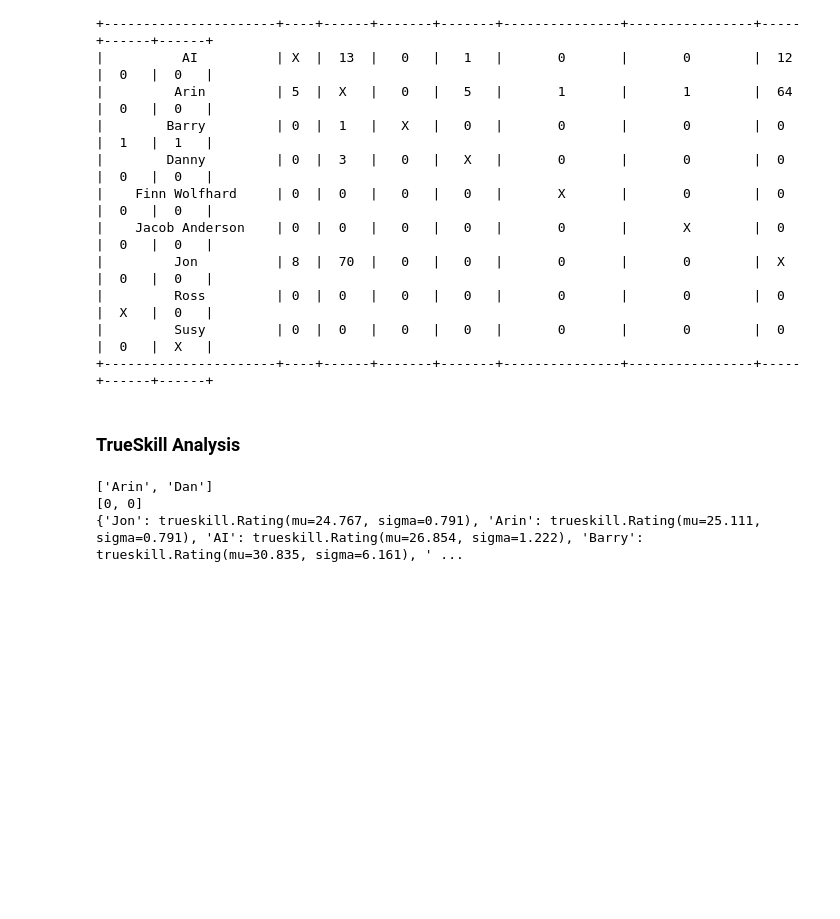
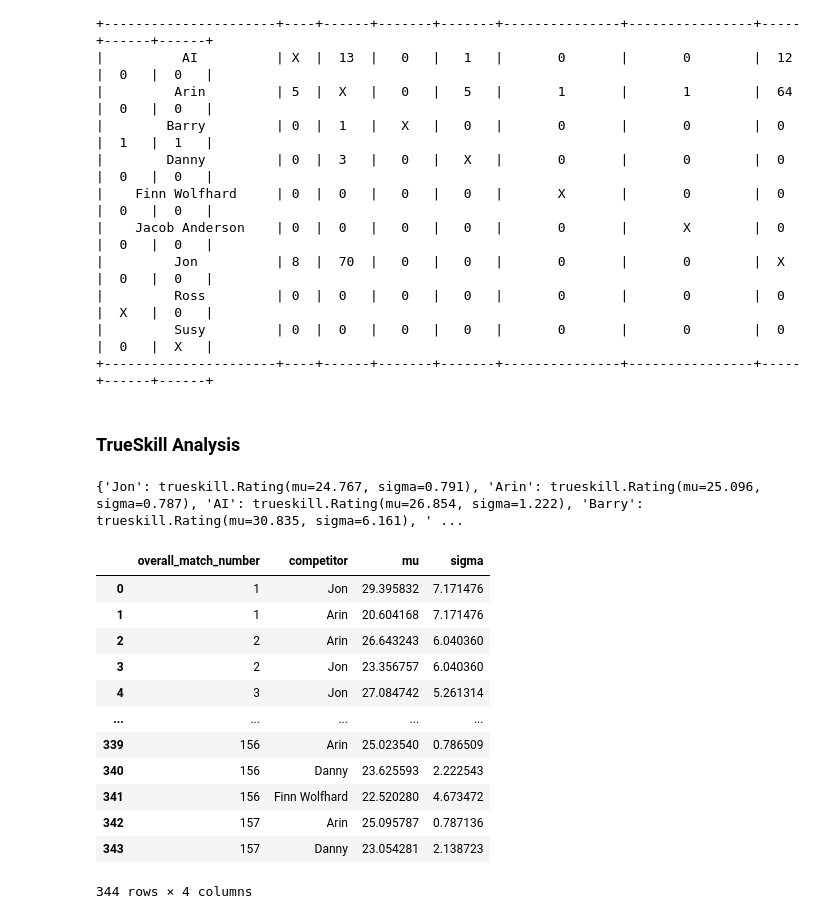
Before and after one commit to blakeLarkin/Game-Grumps-VS-Analysis, a Jupyter notebook: VS Analysis.ipynb, the cells around one changed output. Saved outputs shown, nothing was run; the diff lists cells and outputs as text; code cells hidden in the pictures; blank space fills up the shorter version.

```diff
--- a/VS Analysis.ipynb
+++ b/VS Analysis.ipynb
@@ -155,11 +155,10 @@ print(table)
 ### TrueSkill Analysis
 # %%
 competitor_rankings = defaultdict(trueskill.Rating)
-competitor_ranking_over_time = []#pd.DataFrame(columns=['Overall Match Number', 'Competitor', 'Mu', 'Sigma'])
+competitor_ranking_over_time = []
 
 for _, match in vs_df.iterrows():
     if 'AI' in match['Winner']:
-        # TODO: implement AI matches with ranks AI: 0, Top Player: 1, All other players: 2
         # If the AI wins we mark it as rank 0 (the best), the human that was was closest to first as rank 1
         # and all other humans as rank 2
         top_human = match['Winner'][match['Winner'].index('(')+1:-1]
@@ -172,38 +171,36 @@ for _, match in vs_df.iterrows():
         winner_ranking = match_result[0][0]
         competitor_rankings['AI'] = winner_ranking
         competitor_ranking_over_time.append({
-            'Overall Match Number': match['Overall Match Number'],
-            'Competitor': 'AI',
-            'Mu': winner_ranking.mu,
-            'Sigma': winner_ranking.sigma
+            'overall_match_number': match['Overall Match Number'],
+            'competitor': 'AI',
+            'mu': winner_ranking.mu,
+            'sigma': winner_ranking.sigma
         })
         top_human_ranking = match_result[1][0]
         competitor_rankings[top_human] = top_human_ranking
         competitor_ranking_over_time.append({
-            'Overall Match Number': match['Overall Match Number'],
-            'Competitor': top_human,
-            'Mu': top_human_ranking.mu,
-            'Sigma': top_human_ranking.sigma
+            'overall_match_number': match['Overall Match Number'],
+            'competitor': top_human,
+            'mu': top_human_ranking.mu,
+            'sigma': top_human_ranking.sigma
         })
         for i, ranking in enumerate(match_result[2:]):
             loser = losers[i]
             # Other rankings and 'Loser(s)' share order
             competitor_rankings[loser] = ranking[0]
             competitor_ranking_over_time.append({
-            'Overall Match Number': match['Overall Match Number'],
-            'Competitor': loser,
-            'Mu': ranking[0].mu,
-            'Sigma': ranking[0].sigma
+            'overall_match_number': match['Overall Match Number'],
+            'competitor': loser,
+            'mu': ranking[0].mu,
+            'sigma': ranking[0].sigma
         })
     elif 'Tie' in match['Winner']:
         # When there is a tie for the winners, all of those tied in first get rank 0 (the best), and everyone else gets rank 1
         tied_competitors = match['Winner'][match['Winner'].index('(')+1:-1].split('; ')
-        print(tied_competitors)
         losers = [competitor for competitor in match['Loser(s)'] if competitor and competitor not in tied_competitors]
         competitors = [[competitor_rankings[competitor]] for competitor in tied_competitors]
         competitors += [[competitor_rankings[competitor]] for competitor in losers]
         rankings = [0 for competitor in tied_competitors] + [1 for competitor in losers]
-        print(rankings)
         match_result = trueskill.rate(competitors, rankings)
         # We put the tied parties first, then everyone else
         for i, ranking in enumerate(match_result[:len(tied_competitors)]):
@@ -211,52 +208,64 @@ for _, match in vs_df.iterrows():
             # Other rankings and 'Loser(s)' share order
             competitor_rankings[winner] = ranking[0]
             competitor_ranking_over_time.append({
-                'Overall Match Number': match['Overall Match Number'],
-                'Competitor': winner,
-                'Mu': ranking[0].mu,
-                'Sigma': ranking[0].sigma
+                'overall_match_number': match['Overall Match Number'],
+                'competitor': winner,
+                'mu': ranking[0].mu,
+                'sigma': ranking[0].sigma
             })
         for i, ranking in enumerate(match_result[len(tied_competitors):]):
             loser = losers[i]
             # Other rankings and 'Loser(s)' share order
             competitor_rankings[loser] = ranking[0]
             competitor_ranking_over_time.append({
-                'Overall Match Number': match['Overall Match Number'],
-                'Competitor': loser,
-                'Mu': ranking[0].mu,
-                'Sigma': ranking[0].sigma
+                'overall_match_number': match['Overall Match Number'],
+                'competitor': loser,
+                'mu': ranking[0].mu,
+                'sigma': ranking[0].sigma
             })
     else:
         # Regular Game Grumps VS case
         # Due to how I collected data, we rank the winner as rank 0 and all other competitors as rank 1, teams are all 1-player
         # This also allows us to ignore cases where multiple AI have different ranks in the same match
         competitors = [[competitor_rankings[match['Winner']]]]
         competitors += [[competitor_rankings[competitor]] for competitor in match['Loser(s)']]
         rankings = [0] + [1 for competitor in match['Loser(s)']]
         match_result = trueskill.rate(competitors, rankings)
         # We pass the winner in first, and these are one-player teams
         winner_ranking = match_result[0][0]
         competitor_rankings[match['Winner']] = winner_ranking
         competitor_ranking_over_time.append({
-            'Overall Match Number': match['Overall Match Number'],
-            'Competitor': match['Winner'],
-            'Mu': winner_ranking.mu,
-            'Sigma': winner_ranking.sigma
+            'overall_match_number': match['Overall Match Number'],
+            'competitor': match['Winner'],
+            'mu': winner_ranking.mu,
+            'sigma': winner_ranking.sigma
         })
         for i, ranking in enumerate(match_result[1:]):
             loser = match['Loser(s)'][i]
             # Other rankings and 'Loser(s)' share order
             competitor_rankings[loser] = ranking[0]
             competitor_ranking_over_time.append({
-            'Overall Match Number': match['Overall Match Number'],
-            'Competitor': loser,
-            'Mu': ranking[0].mu,
-            'Sigma': ranking[0].sigma
+            'overall_match_number': match['Overall Match Number'],
+            'competitor': loser,
+            'mu': ranking[0].mu,
+            'sigma': ranking[0].sigma
         })
 
 print(dict(competitor_rankings))
 competitor_ranking_over_time_df = pd.DataFrame(competitor_ranking_over_time)
+competitor_ranking_over_time_df
 # %% [output]
-['Arin', 'Dan']
-[0, 0]
-{'Jon': trueskill.Rating(mu=24.767, sigma=0.791), 'Arin': trueskill.Rating(mu=25.111, sigma=0.791), 'AI': trueskill.Rating(mu=26.854, sigma=1.222), 'Barry': trueskill.Rating(mu=30.835, sigma=6.161), ' ...
+{'Jon': trueskill.Rating(mu=24.767, sigma=0.791), 'Arin': trueskill.Rating(mu=25.096, sigma=0.787), 'AI': trueskill.Rating(mu=26.854, sigma=1.222), 'Barry': trueskill.Rating(mu=30.835, sigma=6.161), ' ...
+|  | overall_match_number | competitor | mu | sigma |
+| 0 | 1 | Jon | 29.395832 | 7.171476 |
+| 1 | 1 | Arin | 20.604168 | 7.171476 |
+| 2 | 2 | Arin | 26.643243 | 6.040360 |
+| 3 | 2 | Jon | 23.356757 | 6.040360 |
+| 4 | 3 | Jon | 27.084742 | 5.261314 |
+| ... | ... | ... | ... | ... |
+| 339 | 156 | Arin | 25.023540 | 0.786509 |
+| 340 | 156 | Danny | 23.625593 | 2.222543 |
+| 341 | 156 | Finn Wolfhard | 22.520280 | 4.673472 |
+| 342 | 157 | Arin | 25.095787 | 0.787136 |
+| 343 | 157 | Danny | 23.054281 | 2.138723 |
+344 rows × 4 columns
```
Also changed, not shown: parts of 5 cells of this notebook.
